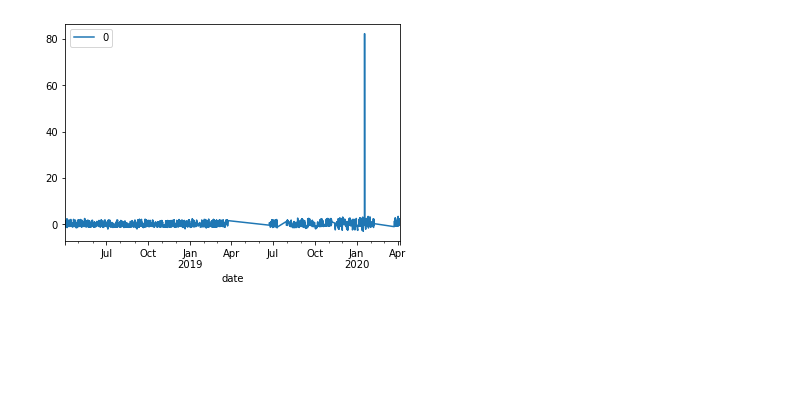
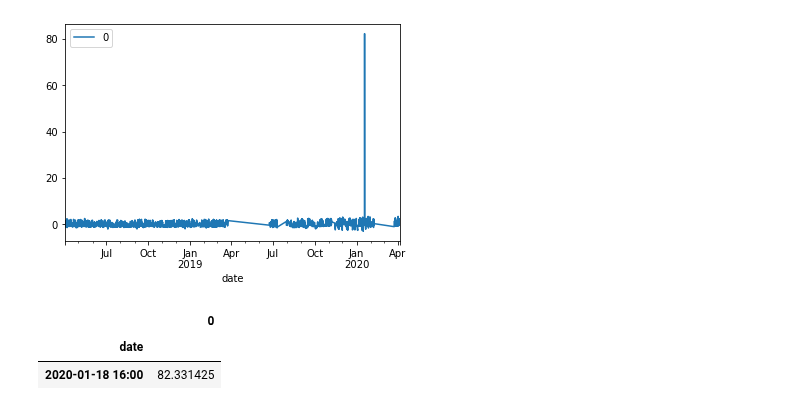
Before and after one commit to AiZhanghan/gearbox-fault-detection, a Jupyter notebook: code/train/li_niu_ping/8.ipynb, the cells around one changed output. Cells and saved outputs as stored; diff of their text form; code cells hidden in the pictures; blank space fills up the shorter version.

```diff
--- a/code/train/li_niu_ping/8.ipynb
+++ b/code/train/li_niu_ping/8.ipynb
@@ -78,3 +96,9 @@ anomaly_scores.plot()
 # %% [output]
 <AxesSubplot:xlabel='date'>
 [figure]
+# %%
+anomaly_scores[anomaly_scores[0] > 4]
+# %% [output]
+|  | 0 |
+| date |  |
+| 2020-01-18 16:00 | 82.331425 |
```
Also changed, not shown: parts of 1 cell of this notebook, 11 other files.
